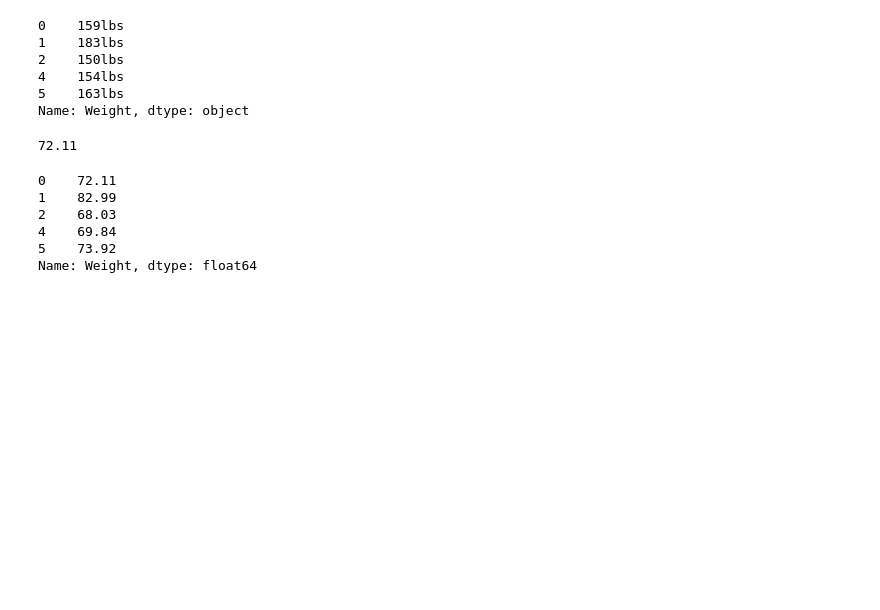
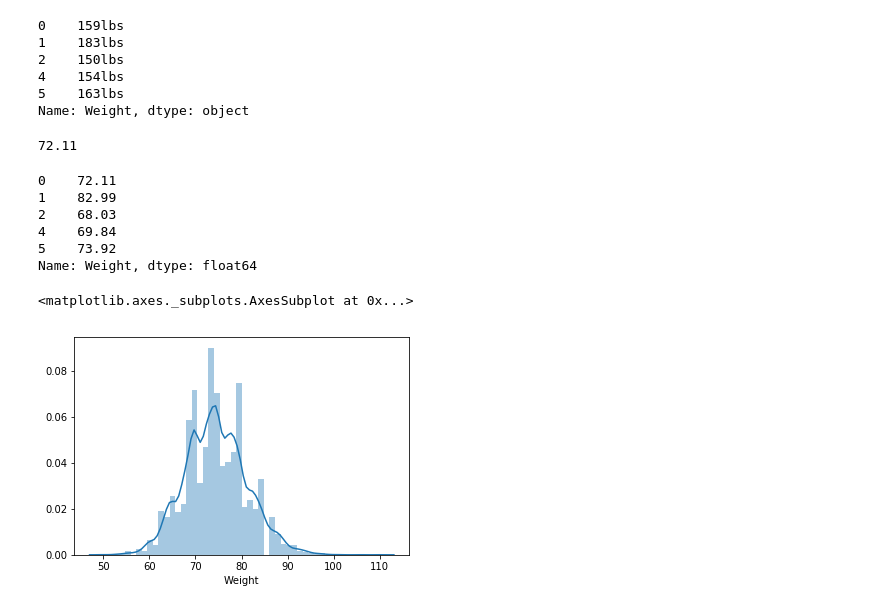
Before and after one commit to mikitachab/football-manager-ml-support, a Jupyter notebook: football-manager-intro-[PL].ipynb, the cells around one changed output. Cells and saved outputs as stored; diff of their text form; code cells hidden in the pictures; blank space fills up the shorter version.

```diff
--- a/football-manager-intro-[PL].ipynb
+++ b/football-manager-intro-[PL].ipynb
@@ -207,3 +193,7 @@ sns.countplot(fifa_data['Body Type'])
+# %%
+cols =  ['Preferred Foot', 'Body Type' , 'Work Rate']
+for col in cols:
+    fifa_data[col] = fifa_data[col].astype('category')
 # %%
 print(type(fifa_data['Height'][0]))
 fifa_data['Height'].head()
@@ -271,3 +261,8 @@ fifa_data['Weight'].head()
 4    69.84
 5    73.92
 Name: Weight, dtype: float64
+# %%
+sns.distplot(fifa_data['Weight'])
+# %% [output]
+<matplotlib.axes._subplots.AxesSubplot at 0x...>
+[figure, added]
```
Also changed, not shown: parts of 9 cells of this notebook.
